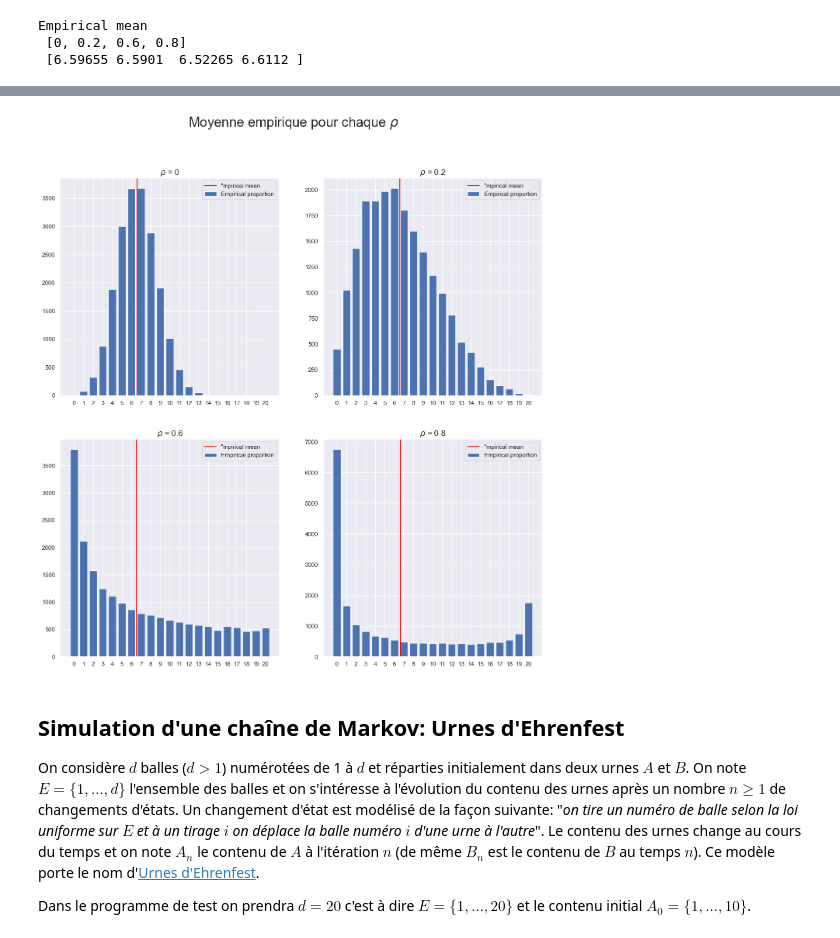
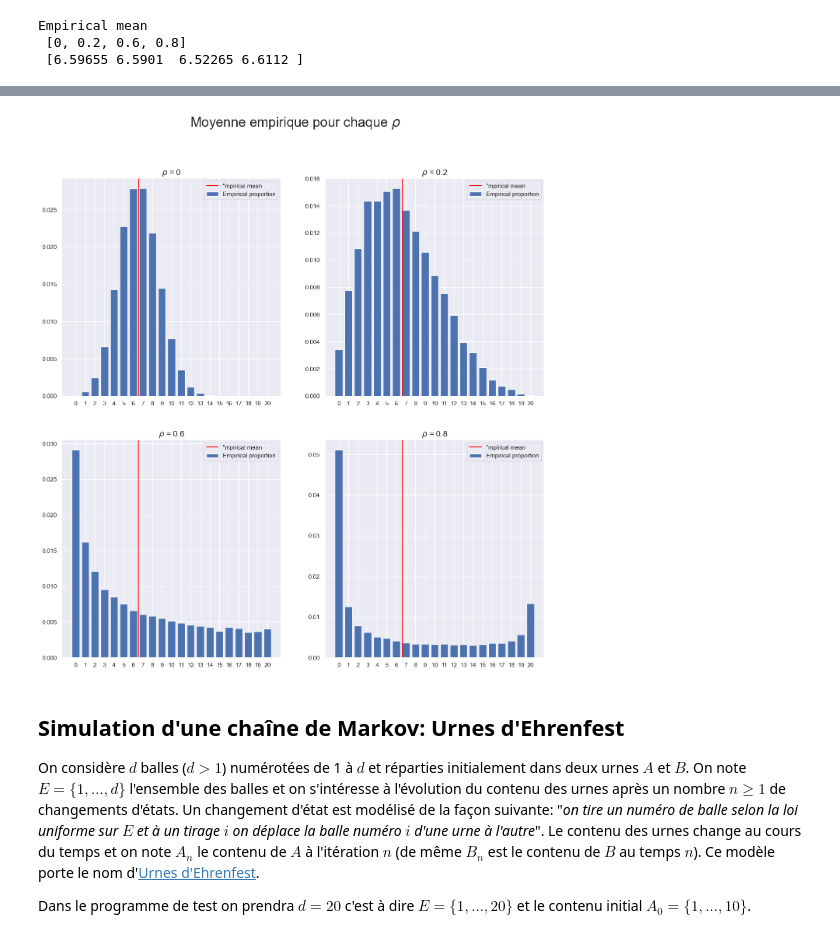
Before and after one commit to PolTibau/Probabilit-s-num-riques, a Jupyter notebook: TP/TP2 Sujet.ipynb, the cells around one changed output, grey strips where cells are left out. Saved outputs shown, nothing was run; the diff lists cells and outputs as text; code cells hidden in the pictures.

```diff
--- a/TP/TP2 Sujet.ipynb
+++ b/TP/TP2 Sujet.ipynb
@@ -142,18 +142,18 @@ Empirical mean
 # %%
 #utiliser bincount
 fig, ax = plt.subplots(2,2,figsize=(16,16))
 ax = ax.flatten()
 fig.suptitle("Moyenne empirique pour chaque $\\rho$", fontsize=25)
 M = np.linspace(0,20,21)
 for i in range(len(samples)):
     A = np.bincount(samples[i], minlength=21)
     ax[i].set_title(f"$\\rho$ = {rhos[i]}", fontsize=15)
-    ax[i].bar(M, A, label="Empirical proportion")
+    ax[i].bar(M, A/np.sum(samples[i]), label="Empirical proportion")
     ax[i].axvline(np.mean(samples[i]), color='red', label='"mpirical mean')
     ax[i].set_xticks(ticks=M)
     ax[i].legend()
 # %% [output]
-[figure, old version]
+[figure, new version]
 # %% [markdown]
 ## Simulation d'une chaîne de Markov: Urnes d'Ehrenfest
 
```
Also changed, not shown: parts of 7 cells of this notebook.
